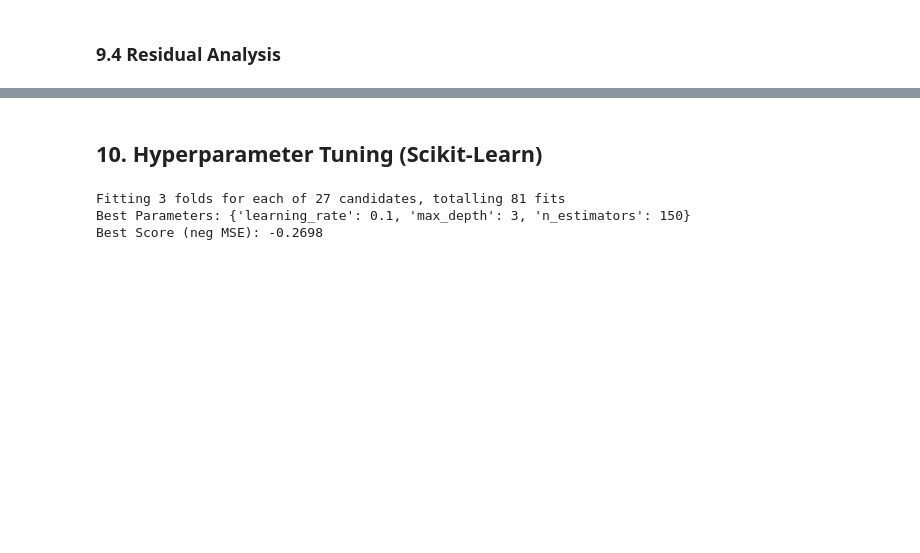
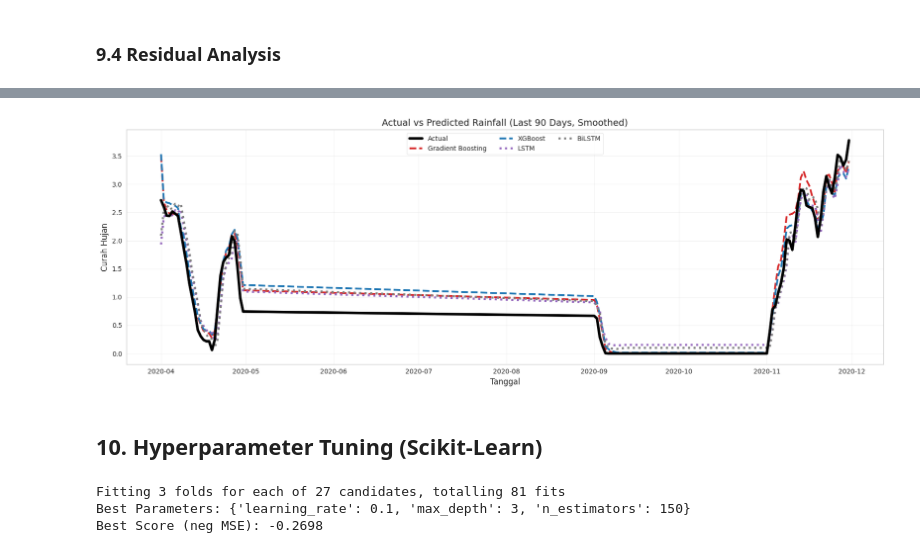
Before and after one commit to ferrikrisdiantoro/rainfall-analysis-webapp, a Jupyter notebook: notebook/prediksi_hujan.ipynb, the cells around one changed output, grey strips where cells are left out. Cells and saved outputs as stored; diff of their text form; code cells hidden in the pictures; blank space fills up the shorter version.

Commit message:
Fix: day_of_week offset + journal-style charts

```diff
--- a/notebook/prediksi_hujan.ipynb
+++ b/notebook/prediksi_hujan.ipynb
@@ -686,3 +688,85 @@ plt.show()
+# %%
+WINDOW = 90
+SMOOTH = 7
+
+dates_tab = dates_test_tabular[-WINDOW:]
+dates_seq = dates_test_seq[-WINDOW:]
+
+y_actual = y_test.values[-WINDOW:]
+
+pred_gbr_w = pred_gbr[-WINDOW:]
+pred_xgb_w = pred_xgb[-WINDOW:]
+pred_lstm_w = pred_lstm[-WINDOW:]
+pred_bilstm_w = pred_bilstm[-WINDOW:]
+
+def smooth(x, w=SMOOTH):
+    return pd.Series(x).rolling(w, min_periods=1).mean()
+
+plt.figure(figsize=(17, 6))
+
+# ===== ACTUAL =====
+plt.plot(
+    dates_tab,
+    smooth(y_actual),
+    label="Actual",
+    color="black",
+    linewidth=4,
+    zorder=10
+)
+
+# ===== TABULAR MODELS =====
+plt.plot(
+    dates_tab,
+    smooth(pred_gbr_w),
+    label="Gradient Boosting",
+    color="#D62728",        # merah
+    linestyle="--",
+    linewidth=2.8
+)
+
+plt.plot(
+    dates_tab,
+    smooth(pred_xgb_w),
+    label="XGBoost",
+    color="#1F77B4",        # biru
+    linestyle="--",
+    linewidth=2.8
+)
+
+# ===== DEEP LEARNING MODELS =====
+plt.plot(
+    dates_seq,
+    smooth(pred_lstm_w),
+    label="LSTM",
+    color="#9467BD",        # ungu
+    linestyle=":",
+    linewidth=3.2
+)
+
+plt.plot(
+    dates_seq,
+    smooth(pred_bilstm_w),
+    label="BiLSTM",
+    color="#7F7F7F",        # abu gelap
+    linestyle=":",
+    linewidth=3.2
+)
+
+plt.title("Actual vs Predicted Rainfall (Last 90 Days, Smoothed)", fontsize=14)
+plt.xlabel("Tanggal")
+plt.ylabel("Curah Hujan")
+
+plt.legend(
+    ncol=3,
+    frameon=True,
+    fontsize=10
+)
+
+plt.grid(alpha=0.25)
+plt.tight_layout()
+plt.show()
+# %% [output]
+[figure, added]
 # %% [markdown]
 ## 10. Hyperparameter Tuning (Scikit-Learn)
 # %%
```
Also changed, not shown: parts of 11 cells of this notebook, 7 other files.
